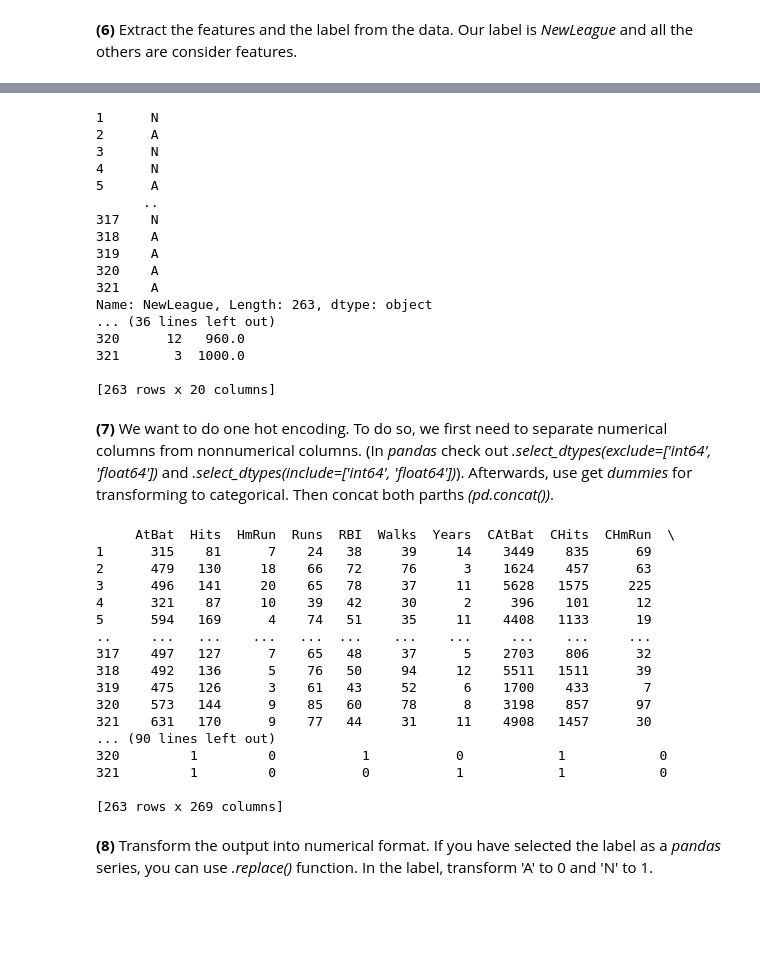
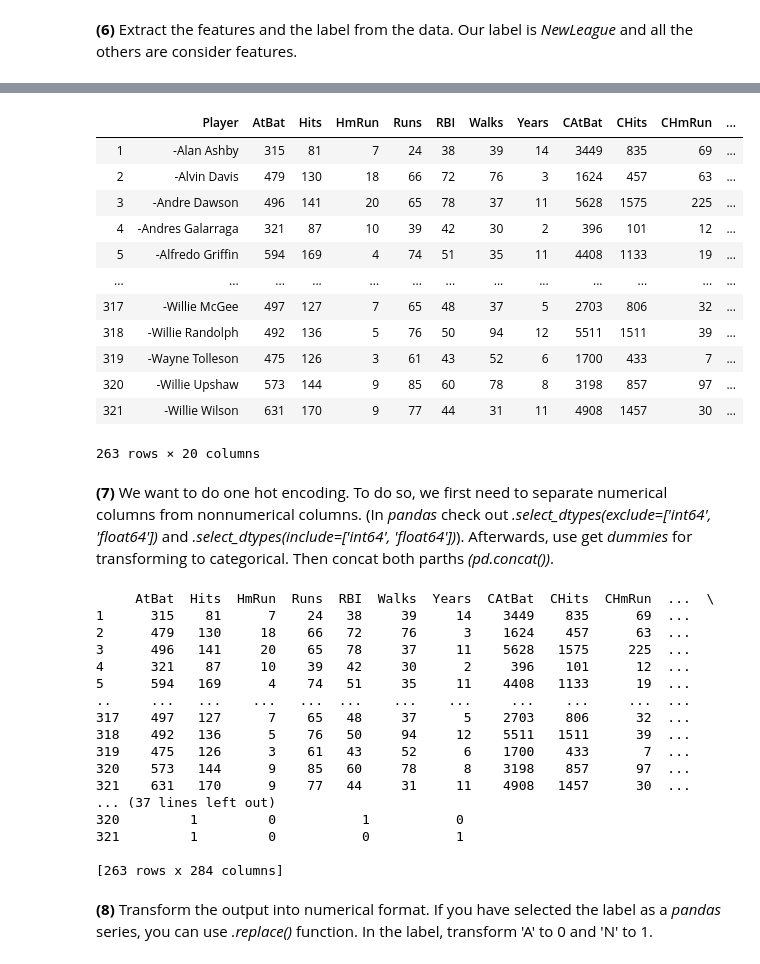
Before and after one commit to iamjeffx/CSCE-421, a Jupyter notebook: Homework/HW2/HW2.ipynb, the cells around one changed output, grey strips where cells are left out. Saved outputs shown, nothing was run; the diff lists cells and outputs as text; code cells hidden in the pictures; blank space fills up the shorter version.

```diff
--- a/Homework/HW2/HW2.ipynb
+++ b/Homework/HW2/HW2.ipynb
@@ -75,7 +87,7 @@ There seems to be 59 missing values for the 'Salary' attribute.
 # %% [markdown]
 **(5)** Drop all the rows with any missing data. (In *pandas*, check out *dropna(). dropna()* accepts an argument *inplace*, check out what it does and when it comes in handy.)
 # %%
-data.dropna(subset=['Salary'], inplace=True)
+data.dropna(inplace=True)
 print(pd.isnull(data).sum())
 # %% [output]
 Player       0
@@ -100,51 +128,45 @@ dtype: int64
 # %%
-y = data['NewLeague']
-print(y)
-x = data.drop(['NewLeague'], axis=1)
-print(x)
+X = data.drop(['NewLeague'], axis=1)
+X
 # %% [output]
+|  | Player | AtBat | Hits | HmRun | Runs | RBI | Walks | Years | CAtBat | CHits | CHmRun | ... |
+| 1 | -Alan Ashby | 315 | 81 | 7 | 24 | 38 | 39 | 14 | 3449 | 835 | 69 | ... |
+| 2 | -Alvin Davis | 479 | 130 | 18 | 66 | 72 | 76 | 3 | 1624 | 457 | 63 | ... |
+| 3 | -Andre Dawson | 496 | 141 | 20 | 65 | 78 | 37 | 11 | 5628 | 1575 | 225 | ... |
+| 4 | -Andres Galarraga | 321 | 87 | 10 | 39 | 42 | 30 | 2 | 396 | 101 | 12 | ... |
+| 5 | -Alfredo Griffin | 594 | 169 | 4 | 74 | 51 | 35 | 11 | 4408 | 1133 | 19 | ... |
+| ... | ... | ... | ... | ... | ... | ... | ... | ... | ... | ... | ... | ... |
+| 317 | -Willie McGee | 497 | 127 | 7 | 65 | 48 | 37 | 5 | 2703 | 806 | 32 | ... |
+| 318 | -Willie Randolph | 492 | 136 | 5 | 76 | 50 | 94 | 12 | 5511 | 1511 | 39 | ... |
+| 319 | -Wayne Tolleson | 475 | 126 | 3 | 61 | 43 | 52 | 6 | 1700 | 433 | 7 | ... |
+| 320 | -Willie Upshaw | 573 | 144 | 9 | 85 | 60 | 78 | 8 | 3198 | 857 | 97 | ... |
+| 321 | -Willie Wilson | 631 | 170 | 9 | 77 | 44 | 31 | 11 | 4908 | 1457 | 30 | ... |
-1      N
-2      A
-3      N
-4      N
-5      A
-      ..
-317    N
-318    A
-319    A
-320    A
-321    A
-Name: NewLeague, Length: 263, dtype: object
-... (36 lines left out)
-320      12   960.0
-321       3  1000.0
-
-[263 rows x 20 columns]
+263 rows × 20 columns
 # %% [markdown]
 **(7)** We want to do one hot encoding. To do so, we first need to separate numerical columns from nonnumerical columns. (In *pandas* check out *.select_dtypes(exclude=['int64', 'float64'])* and *.select_dtypes(include=['int64', 'float64'])*). Afterwards, use get *dummies* for transforming to categorical. Then concat both parths *(pd.concat())*.
 # %%
 numeric = data.select_dtypes(include=['int64', 'float64'])
-print(numeric)
-non_numeric = pd.get_dummies(data.select_dtypes(exclude=['int64', 'float64']))
-print(non_numeric)
+non_numeric = pd.get_dummies(data.drop(['NewLeague'], axis=1).select_dtypes(exclude=['int64', 'float64']))
+X = pd.concat([numeric, non_numeric], axis=1)
+print(X)
 # %% [output]
-     AtBat  Hits  HmRun  Runs  RBI  Walks  Years  CAtBat  CHits  CHmRun  \
-1      315    81      7    24   38     39     14    3449    835      69
-2      479   130     18    66   72     76      3    1624    457      63
-3      496   141     20    65   78     37     11    5628   1575     225
-4      321    87     10    39   42     30      2     396    101      12
-5      594   169      4    74   51     35     11    4408   1133      19
-..     ...   ...    ...   ...  ...    ...    ...     ...    ...     ...
-317    497   127      7    65   48     37      5    2703    806      32
-318    492   136      5    76   50     94     12    5511   1511      39
-319    475   126      3    61   43     52      6    1700    433       7
-320    573   144      9    85   60     78      8    3198    857      97
-321    631   170      9    77   44     31     11    4908   1457      30
-... (90 lines left out)
-320         1         0           1           0            1            0
-321         1         0           0           1            1            0
+     AtBat  Hits  HmRun  Runs  RBI  Walks  Years  CAtBat  CHits  CHmRun  ...  \
+1      315    81      7    24   38     39     14    3449    835      69  ...
+2      479   130     18    66   72     76      3    1624    457      63  ...
+3      496   141     20    65   78     37     11    5628   1575     225  ...
+4      321    87     10    39   42     30      2     396    101      12  ...
+5      594   169      4    74   51     35     11    4408   1133      19  ...
+..     ...   ...    ...   ...  ...    ...    ...     ...    ...     ...  ...
+317    497   127      7    65   48     37      5    2703    806      32  ...
+318    492   136      5    76   50     94     12    5511   1511      39  ...
+319    475   126      3    61   43     52      6    1700    433       7  ...
+320    573   144      9    85   60     78      8    3198    857      97  ...
+321    631   170      9    77   44     31     11    4908   1457      30  ...
+... (37 lines left out)
+320         1         0           1           0
+321         1         0           0           1
 
-[263 rows x 269 columns]
+[263 rows x 284 columns]
 # %% [markdown]
 **(8)** Transform the output into numerical format. If you have selected the label as a *pandas* series, you can use *.replace()* function. In the label, transform 'A' to 0 and 'N' to 1.
 # %%
```
Also changed, not shown: parts of 26 cells of this notebook, 1 other file.
